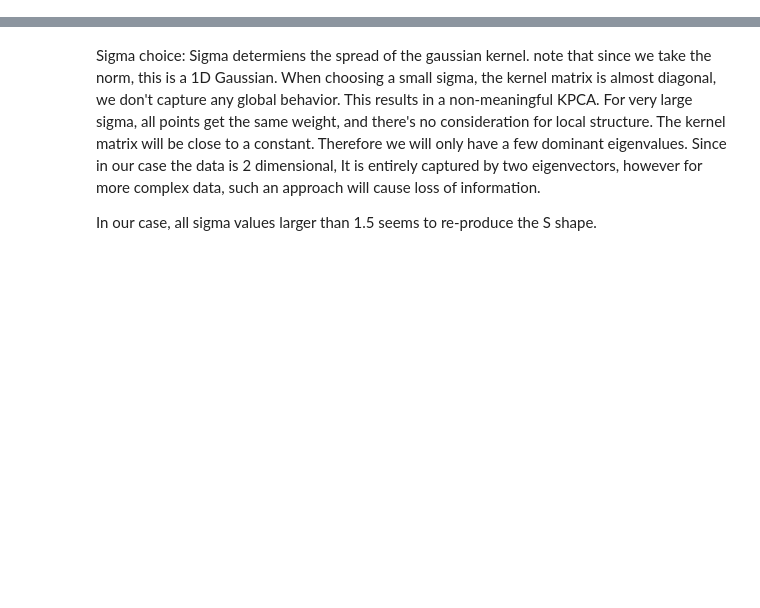
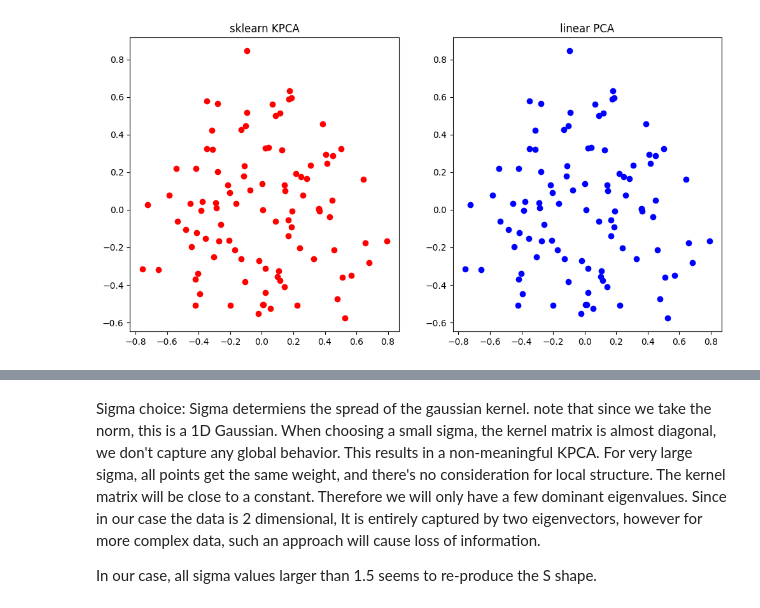
Before and after one commit to ehud-gordon/ULDA, a Jupyter notebook: hw/hw1/ee046202_hw_1_dim_reduction.ipynb, the cells around one changed output, grey strips where cells are left out. Drawn from its saved outputs; the diff is of its cells as text; code cells hidden in the pictures; blank space fills up the shorter version.

```diff
--- a/hw/hw1/ee046202_hw_1_dim_reduction.ipynb
+++ b/hw/hw1/ee046202_hw_1_dim_reduction.ipynb
@@ -226,6 +226,73 @@ def KPCA(X, d, kernel, scale=False):
     # project data
     Y = eigvecs.T @ K # [d,N]
     return Y
+# %%
+from sklearn.decomposition import KernelPCA
+import numpy as np
+
+# linear kernel
+def linear_kernel(x, y):
+    return x @ y
+
+# Generate random data
+np.random.seed(42)
+D,N = 5, 100
+d = 2
+X = np.random.rand(D, N)  # 100 samples, 5 features
+# print(f" shape of X {X.shape}")
+# Perform linear PCA
+pca = PCA(n_components=d, svd_solver='full')
+lin_pca = pca.fit_transform(X.T).T
+
+# Perform linear KPCA using sklearn
+sk_kpca = KernelPCA(n_components=d, kernel='linear', eigen_solver='dense')
+X_kpca_sklearn = sk_kpca.fit_transform(X.T).T
+# get sk_kpca eigenvectors
+sk_kpca_eigvecs = sk_kpca.eigenvectors_ # [N,d]
+# get sk_kpca eigenvalues
+sk_kpca_eigvals = sk_kpca.eigenvalues_
+
+
+# # print(f" shape of lin_pca {lin_pca.shape}, shape of sk_kpca {X_kpca_sklearn.shape}")
+
+# my_kpca, my_kpca_eigvals, my_kpca_eigvecs =KPCA(X, d, linear_kernel) # [N,d]
+# # print(f" shape of my_kpca {my_kpca.shape}")
+
+# # for each sample, print side by side the difference between the eigenvectors
+# # of my kPCA and sklearn KPCA
+# for i in range(min(5,N)):
+#     print(f"eigenvector {i}")
+#     print(f"my_kpca eigenvector, norm={np.linalg.norm(my_kpca_eigvecs[i])}, {my_kpca_eigvecs[i]}")
+#     print(f"sk_kpca eigenvector, norm={np.linalg.norm(sk_kpca_eigvecs[i])},  {sk_kpca_eigvecs[i]}")
+#     print(f"norm diff {np.linalg.norm(my_kpca_eigvecs[i] - sk_kpca_eigvecs[i])}")
+
+# # compare mine and kpca eigenvalues
+# # for i in range(d):
+# #     print(f"my_kpca eigenvalue {my_kpca_eigvals[i]}")
+# #     print(f"sk_kpca eigenvalue {sk_kpca_eigvals[i]}")
+# #     print(f"norm diff {np.linalg.norm(my_kpca_eigvals[i] - sk_kpca_eigvals[i])}")
+
+# # compare (both closeall and norm) between lin_pca and X_kpca_sklearn
+# print(f"lin_pca and sk_kpca closeall {np.allclose(lin_pca, X_kpca_sklearn)}")
+# print(f"lin_pca and sk_kpca norm {np.linalg.norm(lin_pca - X_kpca_sklearn)}")
+
+# # compare (both closeall and norm) between lin_pca and my_kpca
+# print(f"lin_pca and my_kpca closeall {np.allclose(lin_pca, my_kpca)}")
+# print(f"lin_pca and my_kpca norm {np.linalg.norm(lin_pca - my_kpca)}")
+
+# # compare (both closeall and norm) between X_kpca_sklearn and my_kpca
+# print(f"sk_kpca and my_kpca closeall {np.allclose(X_kpca_sklearn, my_kpca)}")
+# print(f"sk_kpca and my_kpca norm {np.linalg.norm(X_kpca_sklearn - my_kpca)}")
+
+# visualize comparison between my kpca and sklearn kpca (two subtplots, side by side)
+fig, axs = plt.subplots(1, 2, figsize=(12, 6))
+axs[0].scatter(X_kpca_sklearn[0], X_kpca_sklearn[1], c='r')
+axs[0].set_title('sklearn KPCA')
+axs[1].scatter(lin_pca[0], lin_pca[1], c='b')
+axs[1].set_title('linear PCA')
+plt.show()
+# %% [output]
+[figure, added]
 # %%
 # Polynomial kernel function
 def polynomial_kernel(x, y, degree=3, coef0=1):
```
Also changed, not shown: parts of 3 cells of this notebook, 1 other file.
